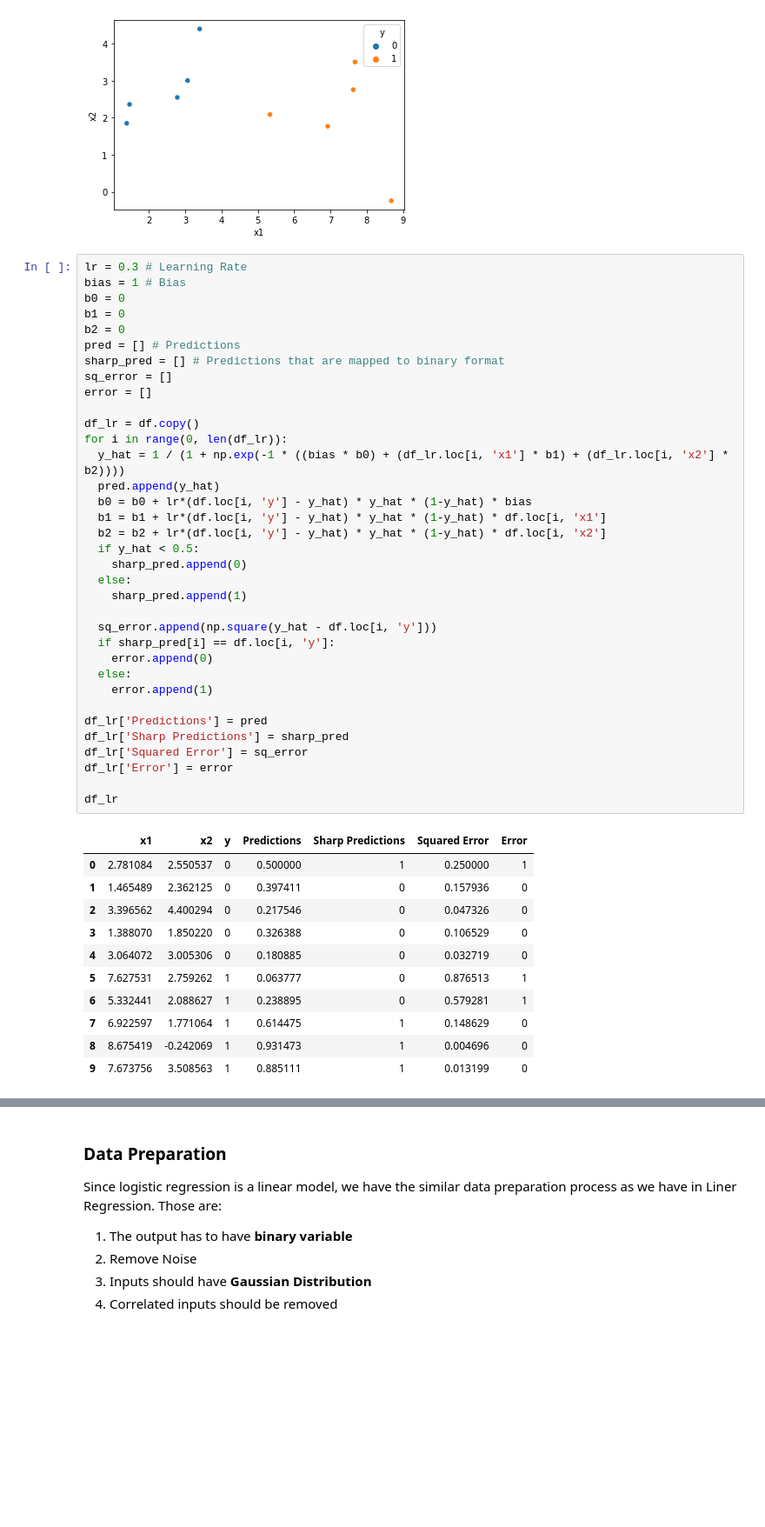
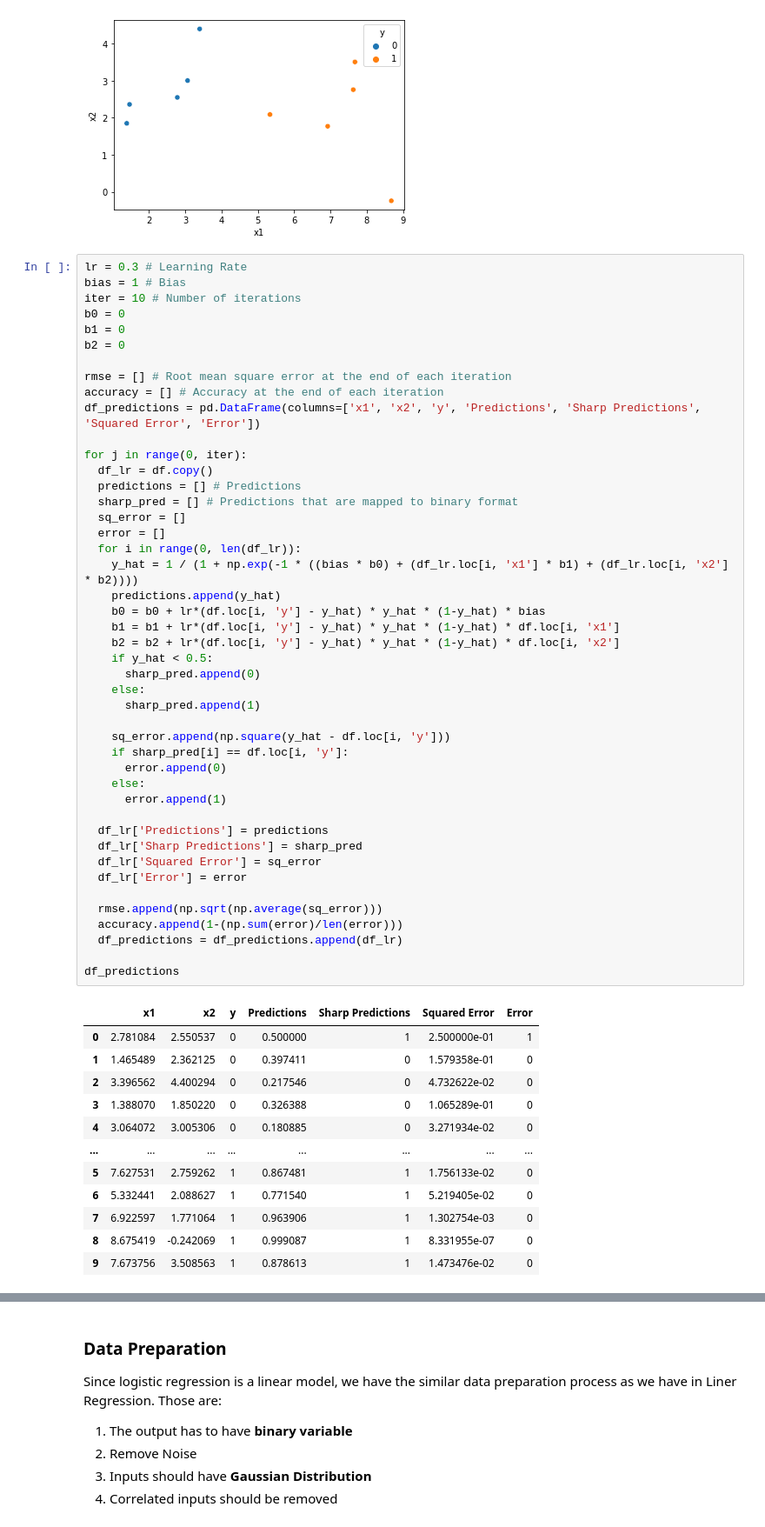
Before and after one commit to muscak/Master-Machine-Learning-Algorithms, a Jupyter notebook: Linear-Algorithms/Logistic-Regression/Logistic Regression.ipynb, the cells around one changed output, grey strips where cells are left out. Shown at 87% size. Cells and saved outputs as stored; diff of their text form; blank space fills up the shorter version.

```diff
--- a/Linear-Algorithms/Logistic-Regression/Logistic Regression.ipynb
+++ b/Linear-Algorithms/Logistic-Regression/Logistic Regression.ipynb
@@ -100,47 +101,58 @@ plt.show()
 # %%
 lr = 0.3 # Learning Rate
 bias = 1 # Bias
+iter = 10 # Number of iterations
 b0 = 0
 b1 = 0
 b2 = 0
-pred = [] # Predictions
-sharp_pred = [] # Predictions that are mapped to binary format
-sq_error = []
-error = []
 
-df_lr = df.copy()
-for i in range(0, len(df_lr)):
-  y_hat = 1 / (1 + np.exp(-1 * ((bias * b0) + (df_lr.loc[i, 'x1'] * b1) + (df_lr.loc[i, 'x2'] * b2))))
-  pred.append(y_hat)
-  b0 = b0 + lr*(df.loc[i, 'y'] - y_hat) * y_hat * (1-y_hat) * bias
-  b1 = b1 + lr*(df.loc[i, 'y'] - y_hat) * y_hat * (1-y_hat) * df.loc[i, 'x1']
-  b2 = b2 + lr*(df.loc[i, 'y'] - y_hat) * y_hat * (1-y_hat) * df.loc[i, 'x2']
-  if y_hat < 0.5:
-    sharp_pred.append(0)
-  else:
-    sharp_pred.append(1)
+rmse = [] # Root mean square error at the end of each iteration
+accuracy = [] # Accuracy at the end of each iteration
+df_predictions = pd.DataFrame(columns=['x1', 'x2', 'y', 'Predictions', 'Sharp Predictions', 'Squared Error', 'Error'])
 
-  sq_error.append(np.square(y_hat - df.loc[i, 'y']))
-  if sharp_pred[i] == df.loc[i, 'y']:
-    error.append(0)
-  else:
-    error.append(1)
+for j in range(0, iter):
+  df_lr = df.copy()
+  predictions = [] # Predictions
+  sharp_pred = [] # Predictions that are mapped to binary format
+  sq_error = []
+  error = []
+  for i in range(0, len(df_lr)):
+    y_hat = 1 / (1 + np.exp(-1 * ((bias * b0) + (df_lr.loc[i, 'x1'] * b1) + (df_lr.loc[i, 'x2'] * b2))))
+    predictions.append(y_hat)
+    b0 = b0 + lr*(df.loc[i, 'y'] - y_hat) * y_hat * (1-y_hat) * bias
+    b1 = b1 + lr*(df.loc[i, 'y'] - y_hat) * y_hat * (1-y_hat) * df.loc[i, 'x1']
+    b2 = b2 + lr*(df.loc[i, 'y'] - y_hat) * y_hat * (1-y_hat) * df.loc[i, 'x2']
+    if y_hat < 0.5:
+      sharp_pred.append(0)
+    else:
+      sharp_pred.append(1)
 
-df_lr['Predictions'] = pred
-df_lr['Sharp Predictions'] = sharp_pred
-df_lr['Squared Error'] = sq_error
-df_lr['Error'] = error
+    sq_error.append(np.square(y_hat - df.loc[i, 'y']))
+    if sharp_pred[i] == df.loc[i, 'y']:
+      error.append(0)
+    else:
+      error.append(1)
 
-df_lr
+  df_lr['Predictions'] = predictions
+  df_lr['Sharp Predictions'] = sharp_pred
+  df_lr['Squared Error'] = sq_error
+  df_lr['Error'] = error
+
+  rmse.append(np.sqrt(np.average(sq_error)))
+  accuracy.append(1-(np.sum(error)/len(error)))
+  df_predictions = df_predictions.append(df_lr)
+
+df_predictions
 # %% [output]
 |  | x1 | x2 | y | Predictions | Sharp Predictions | Squared Error | Error |
-| 0 | 2.781084 | 2.550537 | 0 | 0.500000 | 1 | 0.250000 | 1 |
-| 1 | 1.465489 | 2.362125 | 0 | 0.397411 | 0 | 0.157936 | 0 |
-| 2 | 3.396562 | 4.400294 | 0 | 0.217546 | 0 | 0.047326 | 0 |
-| 3 | 1.388070 | 1.850220 | 0 | 0.326388 | 0 | 0.106529 | 0 |
-| 4 | 3.064072 | 3.005306 | 0 | 0.180885 | 0 | 0.032719 | 0 |
-| 5 | 7.627531 | 2.759262 | 1 | 0.063777 | 0 | 0.876513 | 1 |
-| 6 | 5.332441 | 2.088627 | 1 | 0.238895 | 0 | 0.579281 | 1 |
-| 7 | 6.922597 | 1.771064 | 1 | 0.614475 | 1 | 0.148629 | 0 |
-| 8 | 8.675419 | -0.242069 | 1 | 0.931473 | 1 | 0.004696 | 0 |
-| 9 | 7.673756 | 3.508563 | 1 | 0.885111 | 1 | 0.013199 | 0 |
+| 0 | 2.781084 | 2.550537 | 0 | 0.500000 | 1 | 2.500000e-01 | 1 |
+| 1 | 1.465489 | 2.362125 | 0 | 0.397411 | 0 | 1.579358e-01 | 0 |
+| 2 | 3.396562 | 4.400294 | 0 | 0.217546 | 0 | 4.732622e-02 | 0 |
+| 3 | 1.388070 | 1.850220 | 0 | 0.326388 | 0 | 1.065289e-01 | 0 |
+| 4 | 3.064072 | 3.005306 | 0 | 0.180885 | 0 | 3.271934e-02 | 0 |
+| ... | ... | ... | ... | ... | ... | ... | ... |
+| 5 | 7.627531 | 2.759262 | 1 | 0.867481 | 1 | 1.756133e-02 | 0 |
+| 6 | 5.332441 | 2.088627 | 1 | 0.771540 | 1 | 5.219405e-02 | 0 |
+| 7 | 6.922597 | 1.771064 | 1 | 0.963906 | 1 | 1.302754e-03 | 0 |
+| 8 | 8.675419 | -0.242069 | 1 | 0.999087 | 1 | 8.331955e-07 | 0 |
+| 9 | 7.673756 | 3.508563 | 1 | 0.878613 | 1 | 1.473476e-02 | 0 |
```
Also changed, not shown: parts of 6 cells of this notebook.
